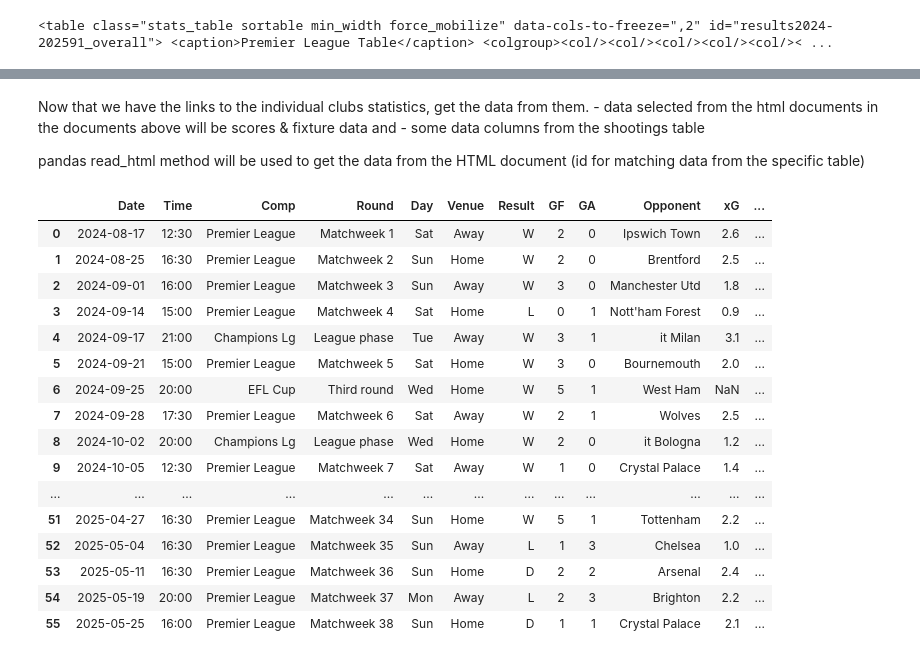
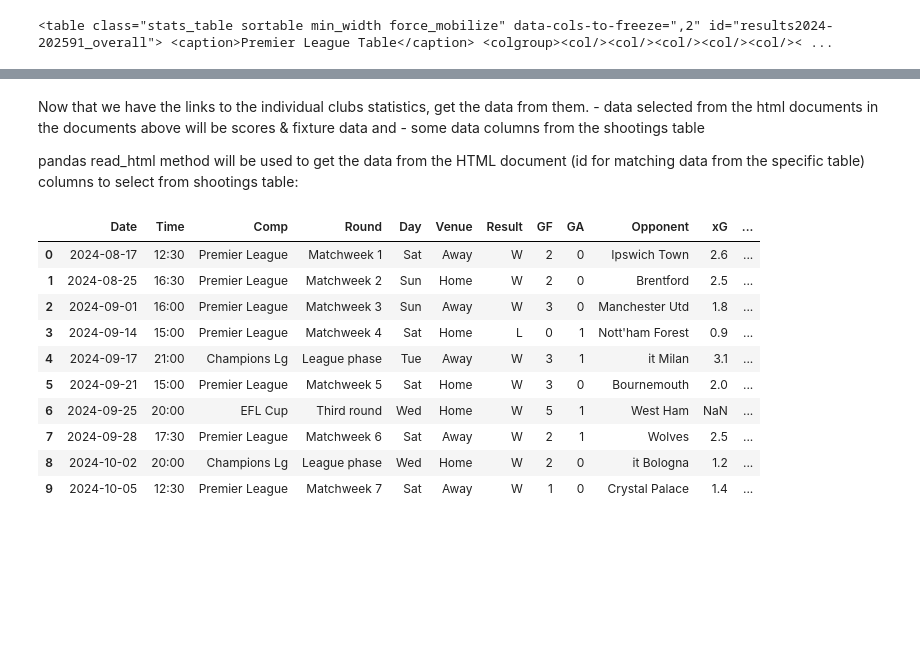
Before and after one commit to Morris-mk/Web_Scrapping_EPL, a Jupyter notebook: epl_scraping.ipynb, the cells around one changed output, grey strips where cells are left out. Drawn from its saved outputs; the diff is of its cells as text; code cells hidden in the pictures; blank space fills up the shorter version.

```diff
--- a/epl_scraping.ipynb
+++ b/epl_scraping.ipynb
@@ -151,4 +151,5 @@ Now that we have the links to the individual clubs statistics, get the data from
     - some data columns from the shootings table
 
 pandas read_html method will be used to get the data from the HTML document (id for matching data from the specific table)
+columns to select from shootings table:
 # %%
@@ -162,23 +165,20 @@ scraper = cloudscraper.create_scraper()
 response = scraper.get(team_link)
 # %%
 # find the scores and fixtures table using pandas
-table_sf = pd.read_html(response.text, match= 'Scores & Fixtures')
-table_sf[0]
+table_sf = pd.read_html(response.text, match= 'Scores & Fixtures') # use 'Scores & Fixtures' caption to match the table
+
+#
+stats_table = table_sf[0]
+stats_table.head(10)
 # %% [output]
 |  | Date | Time | Comp | Round | Day | Venue | Result | GF | GA | Opponent | xG | ... |
 | 0 | 2024-08-17 | 12:30 | Premier League | Matchweek 1 | Sat | Away | W | 2 | 0 | Ipswich Town | 2.6 | ... |
 | 1 | 2024-08-25 | 16:30 | Premier League | Matchweek 2 | Sun | Home | W | 2 | 0 | Brentford | 2.5 | ... |
 | 2 | 2024-09-01 | 16:00 | Premier League | Matchweek 3 | Sun | Away | W | 3 | 0 | Manchester Utd | 1.8 | ... |
 | 3 | 2024-09-14 | 15:00 | Premier League | Matchweek 4 | Sat | Home | L | 0 | 1 | Nott'ham Forest | 0.9 | ... |
 | 4 | 2024-09-17 | 21:00 | Champions Lg | League phase | Tue | Away | W | 3 | 1 | it Milan | 3.1 | ... |
 | 5 | 2024-09-21 | 15:00 | Premier League | Matchweek 5 | Sat | Home | W | 3 | 0 | Bournemouth | 2.0 | ... |
 | 6 | 2024-09-25 | 20:00 | EFL Cup | Third round | Wed | Home | W | 5 | 1 | West Ham | NaN | ... |
 | 7 | 2024-09-28 | 17:30 | Premier League | Matchweek 6 | Sat | Away | W | 2 | 1 | Wolves | 2.5 | ... |
 | 8 | 2024-10-02 | 20:00 | Champions Lg | League phase | Wed | Home | W | 2 | 0 | it Bologna | 1.2 | ... |
 | 9 | 2024-10-05 | 12:30 | Premier League | Matchweek 7 | Sat | Away | W | 1 | 0 | Crystal Palace | 1.4 | ... |
-| ... | ... | ... | ... | ... | ... | ... | ... | ... | ... | ... | ... | ... |
-| 51 | 2025-04-27 | 16:30 | Premier League | Matchweek 34 | Sun | Home | W | 5 | 1 | Tottenham | 2.2 | ... |
-| 52 | 2025-05-04 | 16:30 | Premier League | Matchweek 35 | Sun | Away | L | 1 | 3 | Chelsea | 1.0 | ... |
-| 53 | 2025-05-11 | 16:30 | Premier League | Matchweek 36 | Sun | Home | D | 2 | 2 | Arsenal | 2.4 | ... |
-| 54 | 2025-05-19 | 20:00 | Premier League | Matchweek 37 | Mon | Away | L | 2 | 3 | Brighton | 2.2 | ... |
-| 55 | 2025-05-25 | 16:00 | Premier League | Matchweek 38 | Sun | Home | D | 1 | 1 | Crystal Palace | 2.1 | ... |
```
Also changed, not shown: parts of 16 cells of this notebook.
